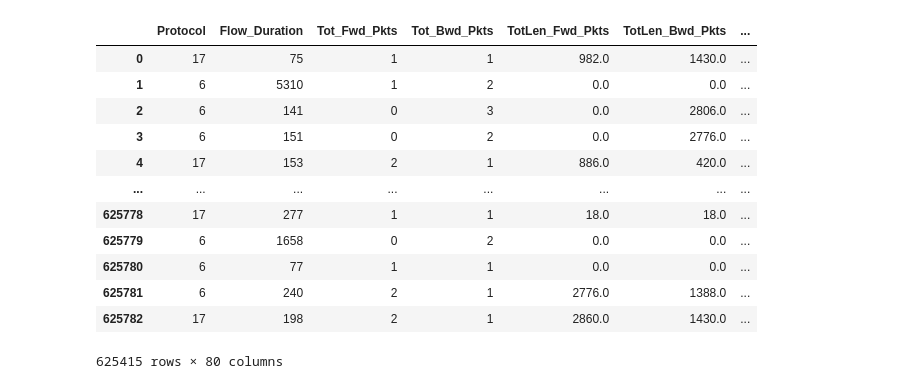
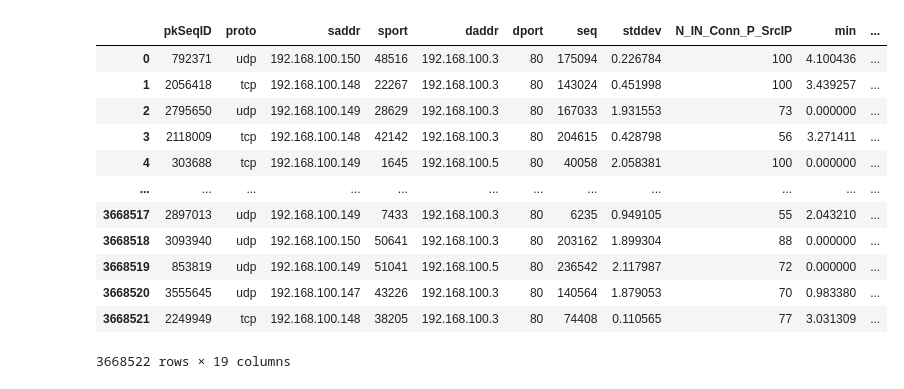
Before and after one commit to nnhieutrung/NIDS-FedML, a Jupyter notebook: src/dataset/split_dataset BotIoT.ipynb, the cells around one changed output. Saved outputs shown, nothing was run; the diff lists cells and outputs as text; code cells hidden in the pictures.

```diff
--- a/src/dataset/split_dataset BotIoT.ipynb
+++ b/src/dataset/split_dataset BotIoT.ipynb
@@ -31,23 +46,0 @@ version https://git-lfs.github.com/spec/v1 : ['oid sha256:580990ada6581f0f82d69f
-# %%
-df = df[['Protocol', 'Flow_Duration', 'Tot_Fwd_Pkts', 'Tot_Bwd_Pkts',
-       'TotLen_Fwd_Pkts', 'TotLen_Bwd_Pkts', 'Fwd_Pkt_Len_Max',
-       'Fwd_Pkt_Len_Min', 'Fwd_Pkt_Len_Mean', 'Fwd_Pkt_Len_Std',
-       'Bwd_Pkt_Len_Max', 'Bwd_Pkt_Len_Min', 'Bwd_Pkt_Len_Mean',
-       'Bwd_Pkt_Len_Std', 'Flow_Byts/s', 'Flow_Pkts/s', 'Flow_IAT_Mean',
-       'Flow_IAT_Std', 'Flow_IAT_Max', 'Flow_IAT_Min', 'Fwd_IAT_Tot',
-       'Fwd_IAT_Mean', 'Fwd_IAT_Std', 'Fwd_IAT_Max', 'Fwd_IAT_Min',
-       'Bwd_IAT_Tot', 'Bwd_IAT_Mean', 'Bwd_IAT_Std', 'Bwd_IAT_Max',
-       'Bwd_IAT_Min', 'Fwd_PSH_Flags', 'Bwd_PSH_Flags', 'Fwd_URG_Flags',
-       'Bwd_URG_Flags', 'Fwd_Header_Len', 'Bwd_Header_Len', 'Fwd_Pkts/s',
-       'Bwd_Pkts/s', 'Pkt_Len_Min', 'Pkt_Len_Max', 'Pkt_Len_Mean',
-       'Pkt_Len_Std', 'Pkt_Len_Var', 'FIN_Flag_Cnt', 'SYN_Flag_Cnt',
-       'RST_Flag_Cnt', 'PSH_Flag_Cnt', 'ACK_Flag_Cnt', 'URG_Flag_Cnt',
-       'CWE_Flag_Count', 'ECE_Flag_Cnt', 'Down/Up_Ratio', 'Pkt_Size_Avg',
-       'Fwd_Seg_Size_Avg', 'Bwd_Seg_Size_Avg', 'Fwd_Byts/b_Avg',
-       'Fwd_Pkts/b_Avg', 'Fwd_Blk_Rate_Avg', 'Bwd_Byts/b_Avg',
-       'Bwd_Pkts/b_Avg', 'Bwd_Blk_Rate_Avg', 'Subflow_Fwd_Pkts',
-       'Subflow_Fwd_Byts', 'Subflow_Bwd_Pkts', 'Subflow_Bwd_Byts',
-       'Init_Fwd_Win_Byts', 'Init_Bwd_Win_Byts', 'Fwd_Act_Data_Pkts',
-       'Fwd_Seg_Size_Min', 'Active_Mean', 'Active_Std', 'Active_Max',
-       'Active_Min', 'Idle_Mean', 'Idle_Std', 'Idle_Max', 'Idle_Min', 'Label',
-       'Cat', 'Sub_Cat']]
@@ -56,16 +46,0 @@ df_without_inf = df[~df.isin([np.inf, -np.inf]).any(axis=1)]
-# %%
-df_without_inf
-# %% [output]
-|  | Protocol | Flow_Duration | Tot_Fwd_Pkts | Tot_Bwd_Pkts | TotLen_Fwd_Pkts | TotLen_Bwd_Pkts | ... |
-| 0 | 17 | 75 | 1 | 1 | 982.0 | 1430.0 | ... |
-| 1 | 6 | 5310 | 1 | 2 | 0.0 | 0.0 | ... |
-| 2 | 6 | 141 | 0 | 3 | 0.0 | 2806.0 | ... |
-| 3 | 6 | 151 | 0 | 2 | 0.0 | 2776.0 | ... |
-| 4 | 17 | 153 | 2 | 1 | 886.0 | 420.0 | ... |
-| ... | ... | ... | ... | ... | ... | ... | ... |
-| 625778 | 17 | 277 | 1 | 1 | 18.0 | 18.0 | ... |
-| 625779 | 6 | 1658 | 0 | 2 | 0.0 | 0.0 | ... |
-| 625780 | 6 | 77 | 1 | 1 | 0.0 | 0.0 | ... |
-| 625781 | 6 | 240 | 2 | 1 | 2776.0 | 1388.0 | ... |
-| 625782 | 17 | 198 | 2 | 1 | 2860.0 | 1430.0 | ... |
-625415 rows × 80 columns
@@ -72 +49,17 @@ df_without_inf
+# %%
+df
+# %% [output]
+|  | pkSeqID | proto | saddr | sport | daddr | dport | seq | stddev | N_IN_Conn_P_SrcIP | min | ... |
+| 0 | 792371 | udp | 192.168.100.150 | 48516 | 192.168.100.3 | 80 | 175094 | 0.226784 | 100 | 4.100436 | ... |
+| 1 | 2056418 | tcp | 192.168.100.148 | 22267 | 192.168.100.3 | 80 | 143024 | 0.451998 | 100 | 3.439257 | ... |
+| 2 | 2795650 | udp | 192.168.100.149 | 28629 | 192.168.100.3 | 80 | 167033 | 1.931553 | 73 | 0.000000 | ... |
+| 3 | 2118009 | tcp | 192.168.100.148 | 42142 | 192.168.100.3 | 80 | 204615 | 0.428798 | 56 | 3.271411 | ... |
+| 4 | 303688 | tcp | 192.168.100.149 | 1645 | 192.168.100.5 | 80 | 40058 | 2.058381 | 100 | 0.000000 | ... |
+| ... | ... | ... | ... | ... | ... | ... | ... | ... | ... | ... | ... |
+| 3668517 | 2897013 | udp | 192.168.100.149 | 7433 | 192.168.100.3 | 80 | 6235 | 0.949105 | 55 | 2.043210 | ... |
+| 3668518 | 3093940 | udp | 192.168.100.150 | 50641 | 192.168.100.3 | 80 | 203162 | 1.899304 | 88 | 0.000000 | ... |
+| 3668519 | 853819 | udp | 192.168.100.149 | 51041 | 192.168.100.5 | 80 | 236542 | 2.117987 | 72 | 0.000000 | ... |
+| 3668520 | 3555645 | udp | 192.168.100.147 | 43226 | 192.168.100.3 | 80 | 140564 | 1.879053 | 70 | 0.983380 | ... |
+| 3668521 | 2249949 | tcp | 192.168.100.148 | 38205 | 192.168.100.3 | 80 | 74408 | 0.110565 | 77 | 3.031309 | ... |
+3668522 rows × 19 columns
 # %%
```
Also changed, not shown: parts of 17 cells of this notebook, 31 other files.
